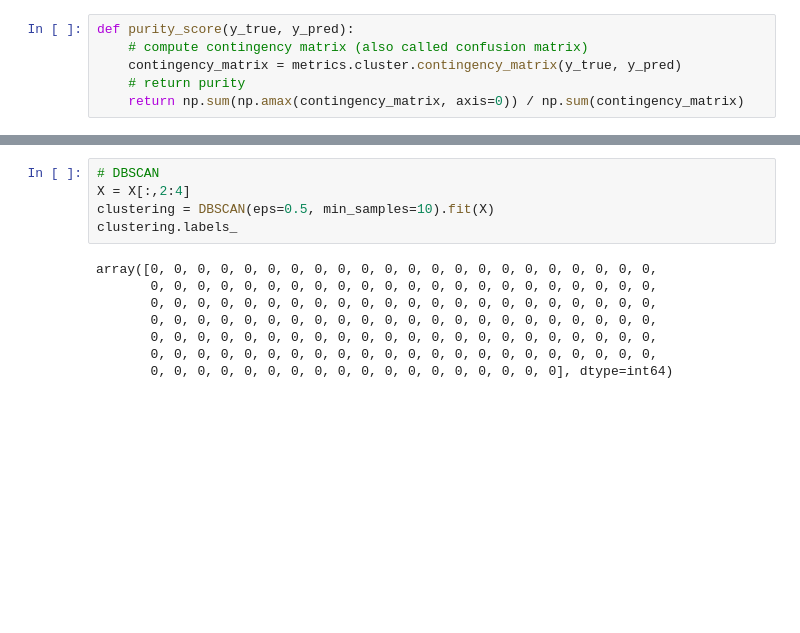
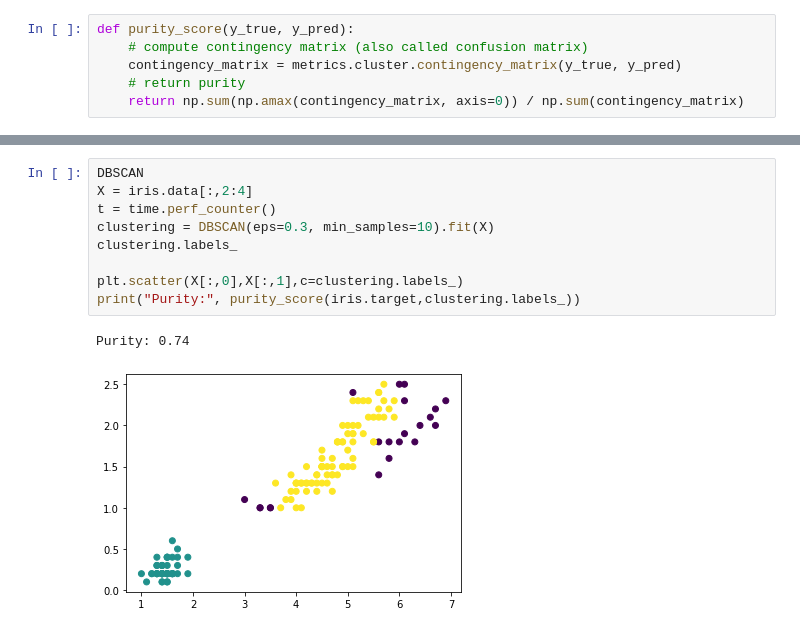
Before and after one commit to RogerLog1115/hw3M11123062, a Jupyter notebook: iris.ipynb, the cells around one changed output, grey strips where cells are left out. Cells and saved outputs as stored; diff of their text form; blank space fills up the shorter version.

Commit message:
add dbscan and put the puurity and run time

```diff
--- a/iris.ipynb
+++ b/iris.ipynb
@@ -45,15 +53,14 @@ plt.show()
 # %% [output]
 [figure]
 # %%
-# DBSCAN
-X = X[:,2:4]
-clustering = DBSCAN(eps=0.5, min_samples=10).fit(X)
+DBSCAN
+X = iris.data[:,2:4]
+t = time.perf_counter()
+clustering = DBSCAN(eps=0.3, min_samples=10).fit(X)
 clustering.labels_
+
+plt.scatter(X[:,0],X[:,1],c=clustering.labels_)
+print("Purity:", purity_score(iris.target,clustering.labels_))
 # %% [output]
-array([0, 0, 0, 0, 0, 0, 0, 0, 0, 0, 0, 0, 0, 0, 0, 0, 0, 0, 0, 0, 0, 0,
-       0, 0, 0, 0, 0, 0, 0, 0, 0, 0, 0, 0, 0, 0, 0, 0, 0, 0, 0, 0, 0, 0,
-       0, 0, 0, 0, 0, 0, 0, 0, 0, 0, 0, 0, 0, 0, 0, 0, 0, 0, 0, 0, 0, 0,
-       0, 0, 0, 0, 0, 0, 0, 0, 0, 0, 0, 0, 0, 0, 0, 0, 0, 0, 0, 0, 0, 0,
-       0, 0, 0, 0, 0, 0, 0, 0, 0, 0, 0, 0, 0, 0, 0, 0, 0, 0, 0, 0, 0, 0,
-       0, 0, 0, 0, 0, 0, 0, 0, 0, 0, 0, 0, 0, 0, 0, 0, 0, 0, 0, 0, 0, 0,
-       0, 0, 0, 0, 0, 0, 0, 0, 0, 0, 0, 0, 0, 0, 0, 0, 0, 0], dtype=int64)
+Purity: 0.74
+[figure, added]
```
Also changed, not shown: parts of 3 cells of this notebook.
